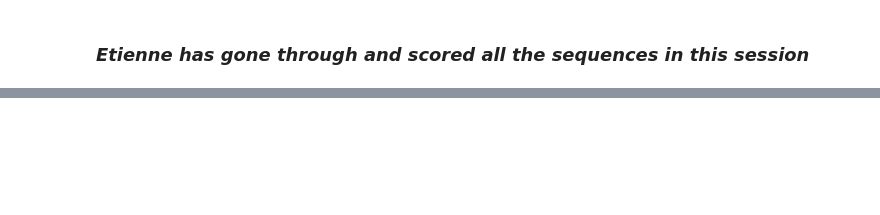
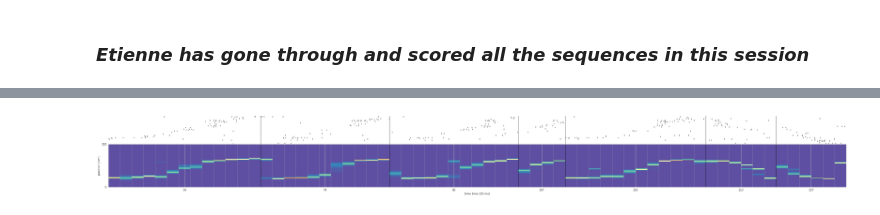
Before and after one commit to ckemere/InterestingNotebooks, a Jupyter notebook: Replay Scores and Tuning Curve Scaling.ipynb, the cells around one changed output, grey strips where cells are left out. Saved outputs shown, nothing was run; the diff lists cells and outputs as text; code cells hidden in the pictures; blank space fills up the shorter version.

```diff
--- a/Replay Scores and Tuning Curve Scaling.ipynb
+++ b/Replay Scores and Tuning Curve Scaling.ipynb
@@ -219,0 +212,4 @@ I propose that there's a dual - an change in firing rate in the place cells is e
+# %%
+bst2 = bst * 3 # simulate a doubling of firing rates during ripples
+plot_all_PBEs(bst2, st, tc, tc_placecells, idx=niceseq, size='big')
+# %% [output]
@@ -219,0 +224 @@ I propose that there's a dual - an change in firing rate in the place cells is e
+[figure, added]
```
Also changed, not shown: parts of 18 cells of this notebook.
